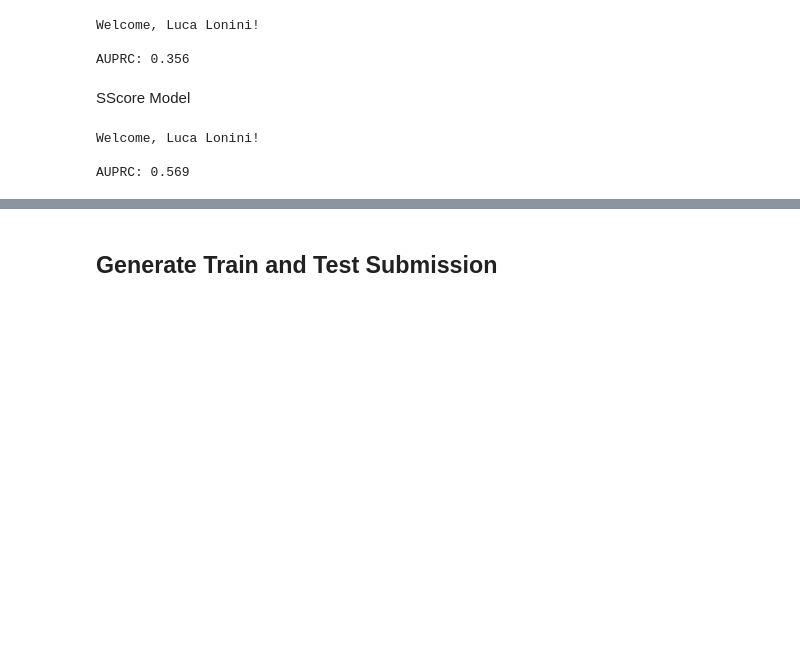
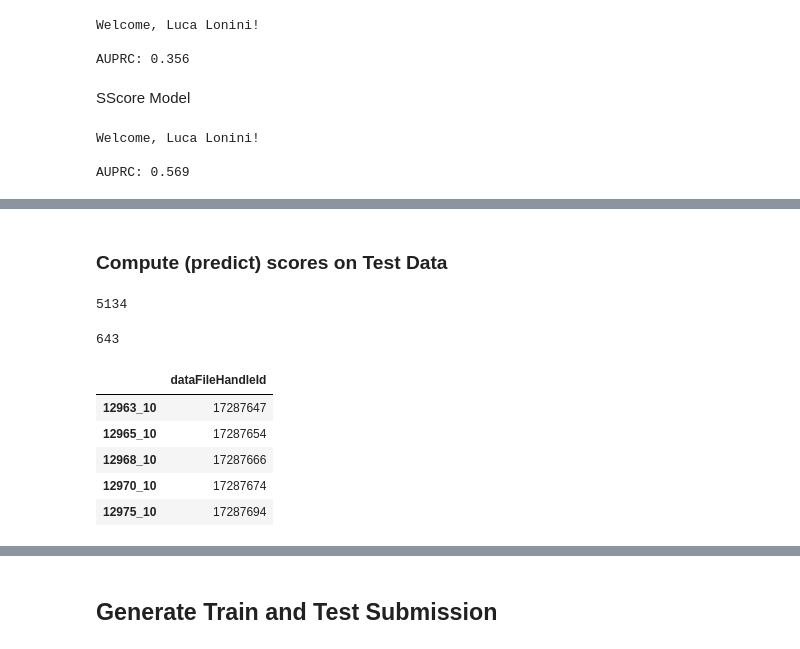
Before and after one commit to Luke3D/DREAM_PD, a Jupyter notebook: Submission_SScores.ipynb, the cells around one changed output, grey strips where cells are left out. Drawn from its saved outputs; the diff is of its cells as text; code cells hidden in the pictures; blank space fills up the shorter version.

```diff
--- a/Submission_SScores.ipynb
+++ b/Submission_SScores.ipynb
@@ -778,0 +743,2 @@ AUPRC: 0.569
+# %% [markdown]
+### Compute (predict) scores on Test Data
@@ -778,0 +760,4 @@ AUPRC: 0.569
+# %%
+len(Features)
+# %% [output]
+5134
@@ -778,0 +766,13 @@ AUPRC: 0.569
+# %%
+len(IDs)
+# %% [output]
+643
+# %%
+IDs.head()
+# %% [output]
+|  | dataFileHandleId |
+| 12963_10 | 17287647 |
+| 12965_10 | 17287654 |
+| 12968_10 | 17287666 |
+| 12970_10 | 17287674 |
+| 12975_10 | 17287694 |
```
Also changed, not shown: parts of 40 cells of this notebook.
